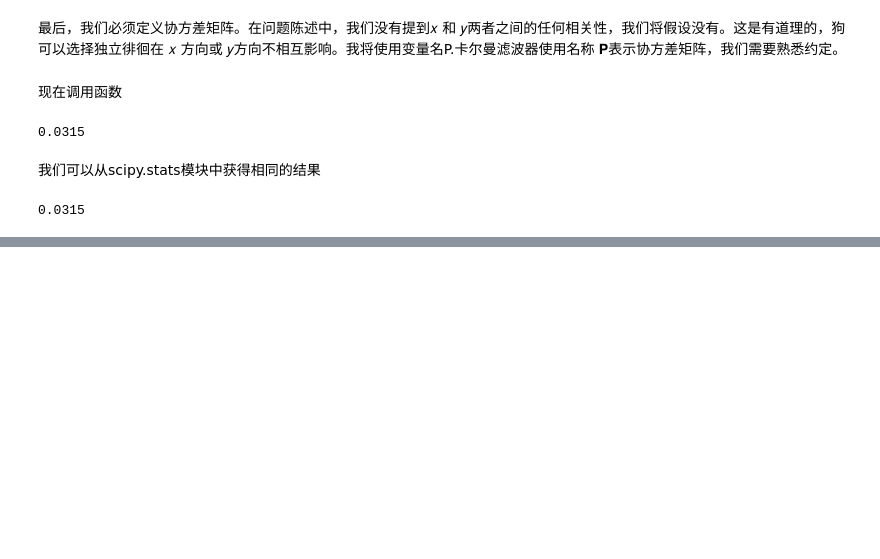
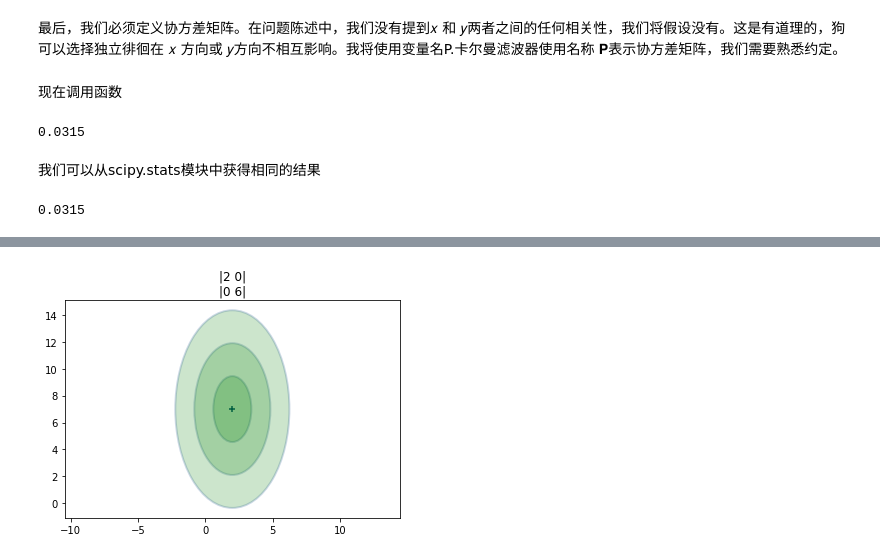
Before and after one commit to SunJianboGitHub/KalmanFilter, a Jupyter notebook: 05-多元高斯.ipynb, the cells around one changed output, grey strips where cells are left out. Saved outputs shown, nothing was run; the diff lists cells and outputs as text; code cells hidden in the pictures; blank space fills up the shorter version.

```diff
--- a/05-多元高斯.ipynb
+++ b/05-多元高斯.ipynb
@@ -288,0 +321,11 @@ print(f'{multivariate_normal(mu, P).pdf(x):.4f}')
+# %%
+from filterpy.stats import plot_covariance_ellipse
+import matplotlib.pyplot as plt
+
+P = [[2, 0], [0, 6]]
+plot_covariance_ellipse((2, 7), P, fc='g', alpha=0.2,
+                        std=[1, 2, 3],
+                        title='|2 0|\n|0 6|')
+plt.gca().grid(b=False);
+# %% [output]
+[figure, added]
```
Also changed, not shown: parts of 9 cells of this notebook.
